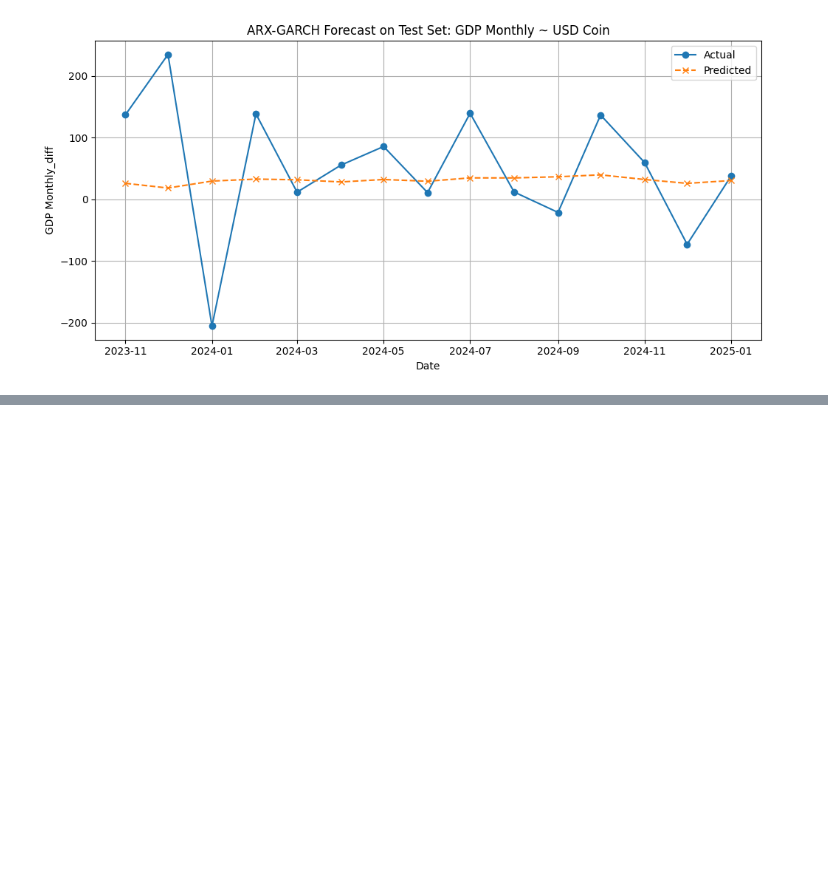
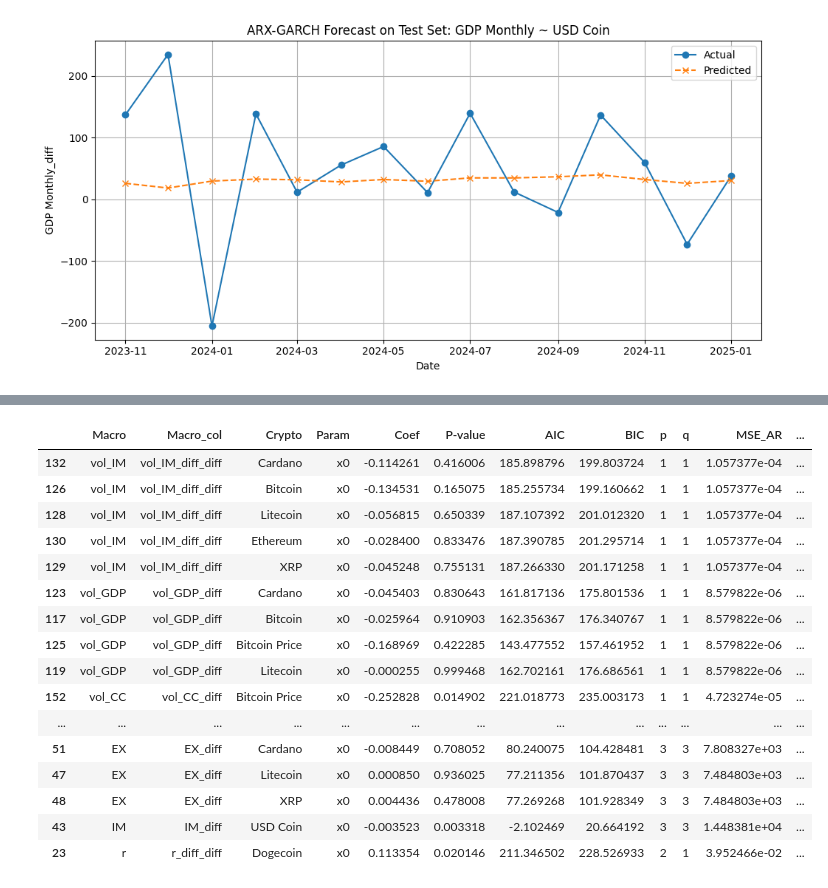
Before and after one commit to tianyishen701/CryptoMacroecon-Prediction-CSUREMM, a Jupyter notebook: GARCH.ipynb, the cells around one changed output, grey strips where cells are left out. Cells and saved outputs as stored; diff of their text form; code cells hidden in the pictures; blank space fills up the shorter version.

```diff
--- a/GARCH.ipynb
+++ b/GARCH.ipynb
@@ -519,0 +714,30 @@ MAPE: 1.0853
+# %%
+# Filter to only models where ARX improves over AR
+results_df_filtered = results_df[
+    (results_df['Model_Success']) &
+    (results_df['R2_ARX'] > results_df['R2_AR'])
+]
+
+# Sort by best R² from ARX (crypto-enhanced model)
+results_df_sorted = results_df_filtered.sort_values(by='R2_ARX', ascending=False)
+
+# Display sorted results
+display(results_df_sorted)
+# %% [output]
+|  | Macro | Macro_col | Crypto | Param | Coef | P-value | AIC | BIC | p | q | MSE_AR | ... |
+| 132 | vol_IM | vol_IM_diff_diff | Cardano | x0 | -0.114261 | 0.416006 | 185.898796 | 199.803724 | 1 | 1 | 1.057377e-04 | ... |
+| 126 | vol_IM | vol_IM_diff_diff | Bitcoin | x0 | -0.134531 | 0.165075 | 185.255734 | 199.160662 | 1 | 1 | 1.057377e-04 | ... |
+| 128 | vol_IM | vol_IM_diff_diff | Litecoin | x0 | -0.056815 | 0.650339 | 187.107392 | 201.012320 | 1 | 1 | 1.057377e-04 | ... |
+| 130 | vol_IM | vol_IM_diff_diff | Ethereum | x0 | -0.028400 | 0.833476 | 187.390785 | 201.295714 | 1 | 1 | 1.057377e-04 | ... |
+| 129 | vol_IM | vol_IM_diff_diff | XRP | x0 | -0.045248 | 0.755131 | 187.266330 | 201.171258 | 1 | 1 | 1.057377e-04 | ... |
+| 123 | vol_GDP | vol_GDP_diff | Cardano | x0 | -0.045403 | 0.830643 | 161.817136 | 175.801536 | 1 | 1 | 8.579822e-06 | ... |
+| 117 | vol_GDP | vol_GDP_diff | Bitcoin | x0 | -0.025964 | 0.910903 | 162.356367 | 176.340767 | 1 | 1 | 8.579822e-06 | ... |
+| 125 | vol_GDP | vol_GDP_diff | Bitcoin Price | x0 | -0.168969 | 0.422285 | 143.477552 | 157.461952 | 1 | 1 | 8.579822e-06 | ... |
+| 119 | vol_GDP | vol_GDP_diff | Litecoin | x0 | -0.000255 | 0.999468 | 162.702161 | 176.686561 | 1 | 1 | 8.579822e-06 | ... |
+| 152 | vol_CC | vol_CC_diff | Bitcoin Price | x0 | -0.252828 | 0.014902 | 221.018773 | 235.003173 | 1 | 1 | 4.723274e-05 | ... |
+| ... | ... | ... | ... | ... | ... | ... | ... | ... | ... | ... | ... | ... |
+| 51 | EX | EX_diff | Cardano | x0 | -0.008449 | 0.708052 | 80.240075 | 104.428481 | 3 | 3 | 7.808327e+03 | ... |
+| 47 | EX | EX_diff | Litecoin | x0 | 0.000850 | 0.936025 | 77.211356 | 101.870437 | 3 | 3 | 7.484803e+03 | ... |
+| 48 | EX | EX_diff | XRP | x0 | 0.004436 | 0.478008 | 77.269268 | 101.928349 | 3 | 3 | 7.484803e+03 | ... |
+| 43 | IM | IM_diff | USD Coin | x0 | -0.003523 | 0.003318 | -2.102469 | 20.664192 | 3 | 3 | 1.448381e+04 | ... |
+| 23 | r | r_diff_diff | Dogecoin | x0 | 0.113354 | 0.020146 | 211.346502 | 228.526933 | 2 | 1 | 3.952466e-02 | ... |
```
Also changed, not shown: parts of 7 cells of this notebook.
